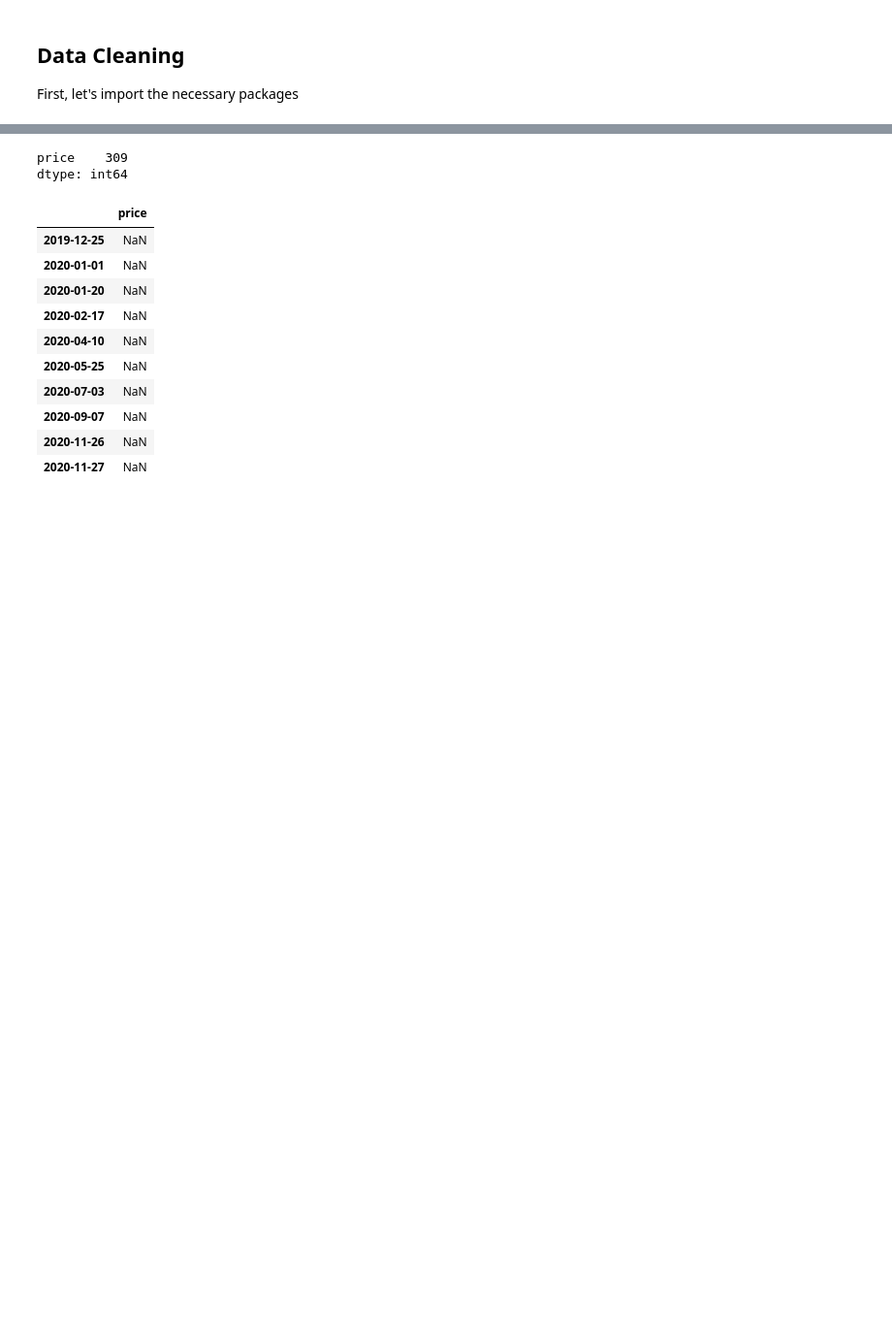
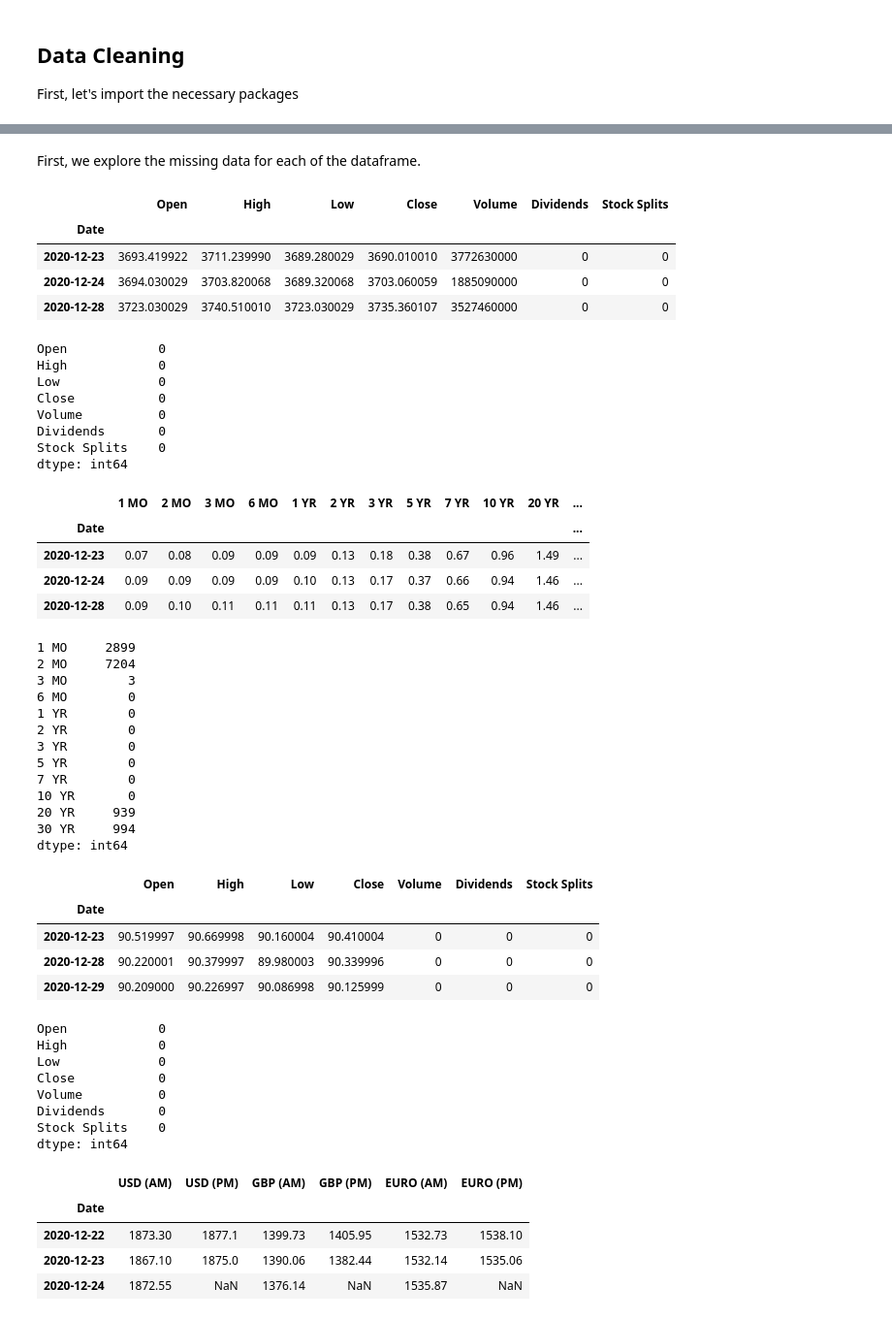
Before and after one commit to ianyu93/stock-market-forecast, a Jupyter notebook: 6-Development Ground.ipynb, the cells around one changed output, grey strips where cells are left out. Shown: that part at 97% size. Saved outputs shown, nothing was run; the diff lists cells and outputs as text; code cells hidden in the pictures; blank space fills up the shorter version.

```diff
--- a/6-Development Ground.ipynb
+++ b/6-Development Ground.ipynb
@@ -55,7 +59,7 @@ quandl.ApiConfig.api_key = "_gTGp-_JJ9kKR7-hCGT5"
 # %%
 # Request data from all APIs
 stock = yf.Ticker("^GSPC").history(period = "max")
-yields = pd.DataFrame(fred.get_series('IRLTLT01USM156N'), columns = ["yields"])
+yields = quandl.get("USTREASURY/YIELD")
 usd = yf.Ticker("DX-Y.NYB").history(period = "max")
 gold = quandl.get("LBMA/GOLD")
 wti = pd.DataFrame(fred.get_series_latest_release('DCOILWTICO'), columns = ["price"])
@@ -64,23 +68,60 @@ time.sleep(1)
 
 # Put the dataframes into a list for certain treat-all operations
 datalist = [stock, yields, usd, gold, wti, cpi]
-# %%
-wti.isna().sum()
-# %% [output]
-price    309
-dtype: int64
-# %%
-# Return where Open has missing values.
-wti[wti["price"].isna()].tail(10)
-# %% [output]
-|  | price |
-| 2019-12-25 | NaN |
-| 2020-01-01 | NaN |
-| 2020-01-20 | NaN |
-| 2020-02-17 | NaN |
-| 2020-04-10 | NaN |
-| 2020-05-25 | NaN |
-| 2020-07-03 | NaN |
-| 2020-09-07 | NaN |
-| 2020-11-26 | NaN |
-| 2020-11-27 | NaN |
+# %% [markdown]
+First, we explore the missing data for each of the dataframe.
+# %%
+## Print the missing data for each dataframe
+for df in datalist:
+    display(df.tail(3))
+    print(df.isna().sum())
+# %% [output]
+|  | Open | High | Low | Close | Volume | Dividends | Stock Splits |
+| Date |  |  |  |  |  |  |  |
+| 2020-12-23 | 3693.419922 | 3711.239990 | 3689.280029 | 3690.010010 | 3772630000 | 0 | 0 |
+| 2020-12-24 | 3694.030029 | 3703.820068 | 3689.320068 | 3703.060059 | 1885090000 | 0 | 0 |
+| 2020-12-28 | 3723.030029 | 3740.510010 | 3723.030029 | 3735.360107 | 3527460000 | 0 | 0 |
+Open            0
+High            0
+Low             0
+Close           0
+Volume          0
+Dividends       0
+Stock Splits    0
+dtype: int64
+|  | 1 MO | 2 MO | 3 MO | 6 MO | 1 YR | 2 YR | 3 YR | 5 YR | 7 YR | 10 YR | 20 YR | ... |
+| Date |  |  |  |  |  |  |  |  |  |  |  | ... |
+| 2020-12-23 | 0.07 | 0.08 | 0.09 | 0.09 | 0.09 | 0.13 | 0.18 | 0.38 | 0.67 | 0.96 | 1.49 | ... |
+| 2020-12-24 | 0.09 | 0.09 | 0.09 | 0.09 | 0.10 | 0.13 | 0.17 | 0.37 | 0.66 | 0.94 | 1.46 | ... |
+| 2020-12-28 | 0.09 | 0.10 | 0.11 | 0.11 | 0.11 | 0.13 | 0.17 | 0.38 | 0.65 | 0.94 | 1.46 | ... |
+1 MO     2899
+2 MO     7204
+3 MO        3
+6 MO        0
+1 YR        0
+2 YR        0
+3 YR        0
+5 YR        0
+7 YR        0
+10 YR       0
+20 YR     939
+30 YR     994
+dtype: int64
+|  | Open | High | Low | Close | Volume | Dividends | Stock Splits |
+| Date |  |  |  |  |  |  |  |
+| 2020-12-23 | 90.519997 | 90.669998 | 90.160004 | 90.410004 | 0 | 0 | 0 |
+| 2020-12-28 | 90.220001 | 90.379997 | 89.980003 | 90.339996 | 0 | 0 | 0 |
+| 2020-12-29 | 90.209000 | 90.226997 | 90.086998 | 90.125999 | 0 | 0 | 0 |
+Open            0
+High            0
+Low             0
+Close           0
+Volume          0
+Dividends       0
+Stock Splits    0
+dtype: int64
+|  | USD (AM) | USD (PM) | GBP (AM) | GBP (PM) | EURO (AM) | EURO (PM) |
+| Date |  |  |  |  |  |  |
+| 2020-12-22 | 1873.30 | 1877.1 | 1399.73 | 1405.95 | 1532.73 | 1538.10 |
+| 2020-12-23 | 1867.10 | 1875.0 | 1390.06 | 1382.44 | 1532.14 | 1535.06 |
+| 2020-12-24 | 1872.55 | NaN | 1376.14 | NaN | 1535.87 | NaN |
```
Also changed, not shown: parts of 14 cells of this notebook.
